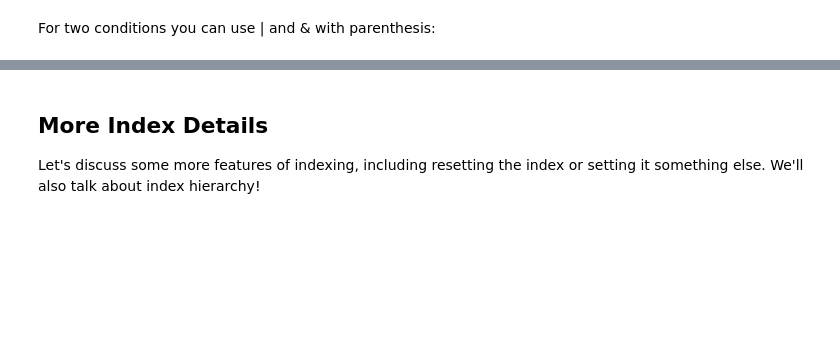
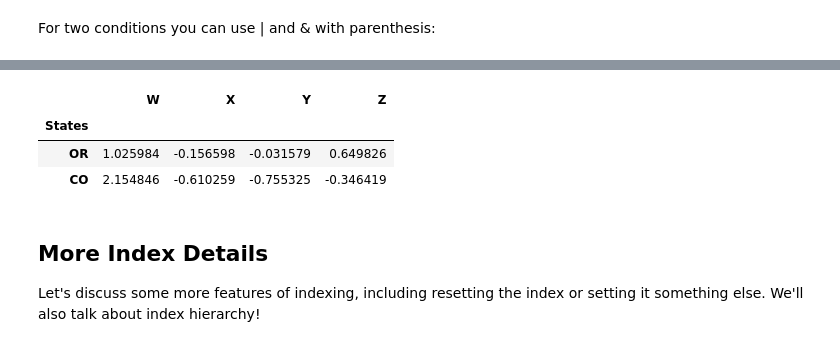
Before and after one commit to Maaz-Bin-Haider/DataScience-and-MachineLearning, a Jupyter notebook: Refactored_Py_DS_ML_Bootcamp-master/03-Python-for-Data-Analysis-Pandas/03-DataFrames.ipynb, the cells around one changed output, grey strips where cells are left out. Cells and saved outputs as stored; diff of their text form; code cells hidden in the pictures; blank space fills up the shorter version.

```diff
--- a/Refactored_Py_DS_ML_Bootcamp-master/03-Python-for-Data-Analysis-Pandas/03-DataFrames.ipynb
+++ b/Refactored_Py_DS_ML_Bootcamp-master/03-Python-for-Data-Analysis-Pandas/03-DataFrames.ipynb
@@ -344,3 +364,10 @@ df[(df['W']>0) & (df['Y'] > 1)]
+# %%
+df[(df['W']>0) | (df['Y'] > 1)]
+# %% [output]
+|  | W | X | Y | Z |
+| States |  |  |  |  |
+| OR | 1.025984 | -0.156598 | -0.031579 | 0.649826 |
+| CO | 2.154846 | -0.610259 | -0.755325 | -0.346419 |
 # %% [markdown]
 ## More Index Details
 
```
Also changed, not shown: parts of 16 cells of this notebook.
